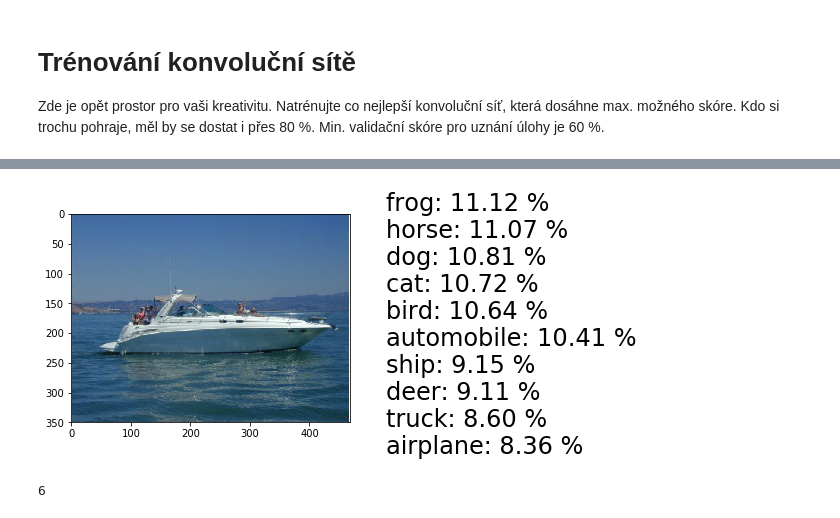
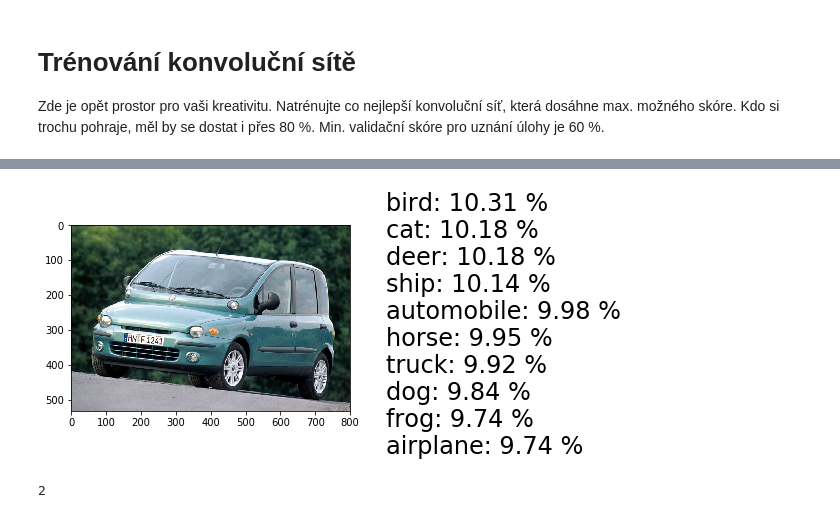
Before and after one commit to Sselion/ANS_Naiman, a Jupyter notebook: conv-intro-lab.ipynb, the cells around one changed output, grey strips where cells are left out. Cells and saved outputs as stored; diff of their text form; code cells hidden in the pictures.

```diff
--- a/conv-intro-lab.ipynb
+++ b/conv-intro-lab.ipynb
@@ -542,6 +541,9 @@ def train(model, loss_func, optimizer, X_data, y_data, prep_fn=None, batch_size=
     # na jine se vubec nedostalo. Zde budeme prochazet obrazky opet v nahodnem
     # poradi, ovsem tak, ze za jednu epochu uvidime kazdy obrazek prave jednou.
     # Toho docilime tak, ze data pred pruchodem nahodne zprehazime.
+    if isinstance(history_output, list):
+        history_output.append({'loss': [], 'acc': []})
+
     if permute:
         perm = np.random.permutation(X_data.shape[0])
     else:
@@ -551,13 +553,16 @@ def train(model, loss_func, optimizer, X_data, y_data, prep_fn=None, batch_size=
         num_iters = X_data.shape[0] // batch_size
 
     for n in range(num_iters):
-        # nacti dalsi batch
         batch_ids = perm[n * batch_size:(n + 1) * batch_size]
-        x = preprocess(X_data[batch_ids])
+        x = X_data[batch_ids]
+        if prep_fn is not None:
+            x = prep_fn(x)
+        y = y_data[batch_ids]
 
-        y = y_data[batch_ids]
+        # preprocess
         x = Variable(torch.from_numpy(x))
         y = Variable(torch.from_numpy(y))
+
 
         #################################################################
         # dopredny pruchod
@@ -590,8 +595,8 @@ def train(model, loss_func, optimizer, X_data, y_data, prep_fn=None, batch_size=
         acc = num_correct / x.shape[0]
 
         if isinstance(history_output, list):
-            cnn_history[-1]['loss'].append(float(loss))
-            cnn_history[-1]['acc'].append(acc)
+            history_output[-1]['loss'].append(float(loss))
+            history_output[-1]['acc'].append(acc)
 
         # cas od casu vypis, jak se dari
         if (n + 1) % print_every == 0:
@@ -695,10 +715,7 @@ conv_layer = ConvNet()
 # %%
 %%time
+
 for ep in range(10):
-    train(conv_layer, loss_func, optimizer, X_train, y_train, print_every=2000)
-
-    plot_history(cnn_history)
-    cnn_history = []
-    #Nefunguje to, nevim proc a nevim co s tim
-    validate(conv_layer, X_train, y_train,optimizer, print_every=2000)
+    train(conv_layer, loss_func, optimizer, X_train, y_train, prep_fn=preprocess, history_output=cnn_history)
+    validate(conv_layer, X_test, y_test, prep_fn=preprocess, history_output=cnn_history)
 # %% [output]
@@ -817,13 +853,13 @@ class myConv(nn.Module):
         return z
 # %%
 cnn_history = []
+conv_layer2 = myConv()
 loss_func = nn.CrossEntropyLoss()
-optimizer = optim.SGD(convnet.parameters(), lr=0.01)
-conv_layer2 = myConv()
+optimizer = optim.SGD(conv_layer2.parameters(), lr=0.01)
 # %%
 %%time
-for ep in range(3):
-    train(conv_layer2, loss_func, optimizer, X_train, y_train, batch_size=20)
-    validate(conv_layer2, X_test, y_test, batch_size=20)
-    plot_history(cnn_history)
+cnn_history = []
+for ep in range(19):
+    train(conv_layer2, loss_func, optimizer, X_train, y_train, prep_fn=preprocess, history_output=cnn_history)
+    validate(conv_layer2, X_test, y_test, prep_fn=preprocess, history_output=cnn_history)
 # %% [output]
@@ -849,6 +891,6 @@ Wall time: 30min 37s
 # %%
 #img, img2, img3
-predict_and_show(conv_layer2, np.array(img3))
+predict_and_show(conv_layer2, np.array(img2))
 # %% [output]
-[figure, old version]
+[figure, new version]
-6
+2
```
Also changed, not shown: parts of 18 cells of this notebook.
